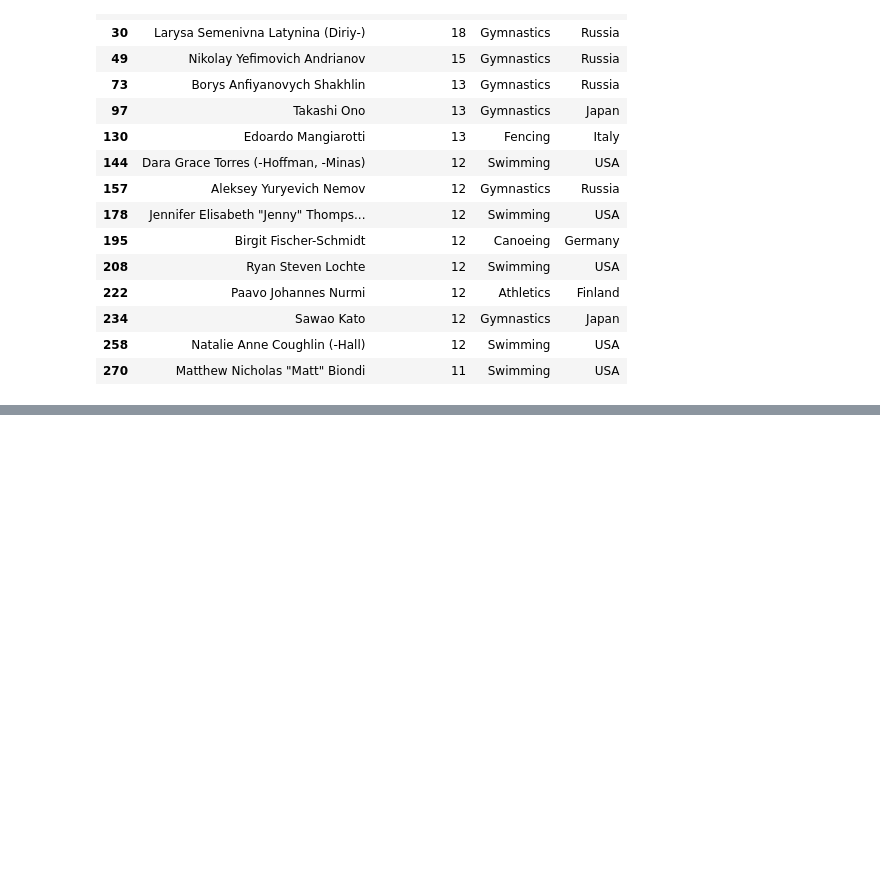
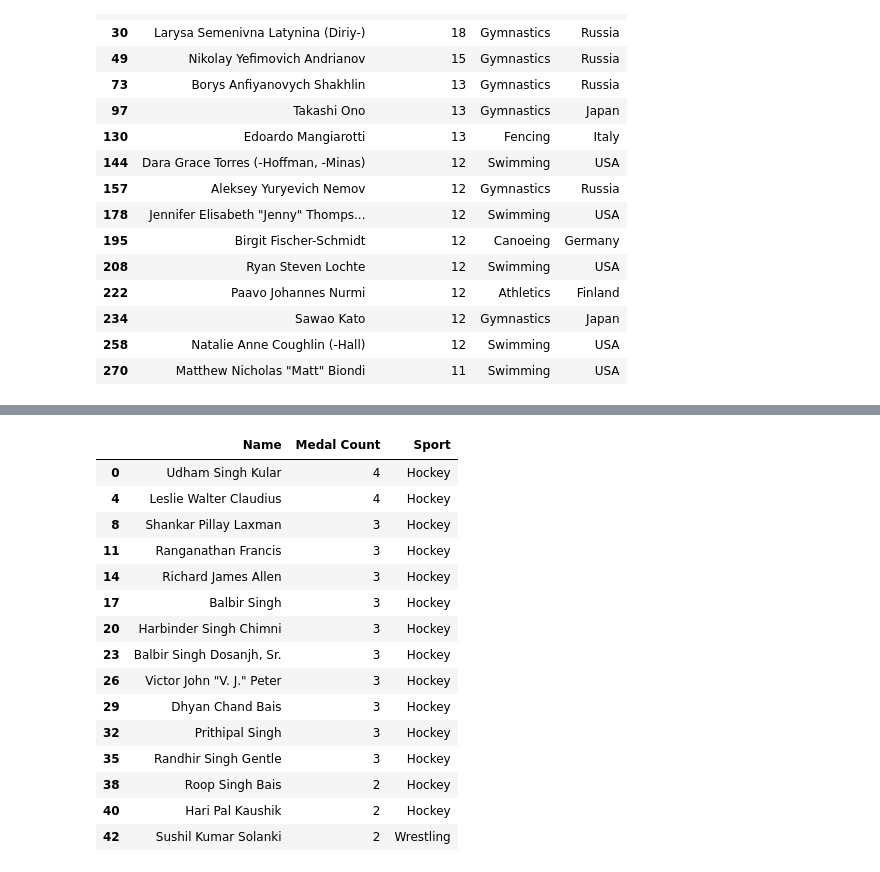
Before and after one commit to adityachodhry/Olympics-Data-Analysis, a Jupyter notebook: New.ipynb, the cells around one changed output, grey strips where cells are left out. Saved outputs shown, nothing was run; the diff lists cells and outputs as text; code cells hidden in the pictures; blank space fills up the shorter version.

```diff
--- a/New.ipynb
+++ b/New.ipynb
@@ -454,0 +472,32 @@ most_successful(df, 'Overall')
+# %%
+def most_successful(df, country):
+    temp_df = df.dropna(subset=['Medal'])
+    temp_df = temp_df[temp_df['region'] == country]
+
+    successful_athletes = temp_df['Name'].value_counts().reset_index().head(15)
+
+    # Rename the columns so that 'index' becomes 'Name'
+    successful_athletes.columns = ['Name', 'Medal Count']
+
+    # Merge with the original DataFrame to get additional information
+    x = successful_athletes.merge(df, on='Name', how='left')[['Name', 'Medal Count', 'Sport']].drop_duplicates(subset='Name')
+    return x
+# %%
+most_successful(df, 'India')
+# %% [output]
+|  | Name | Medal Count | Sport |
+| 0 | Udham Singh Kular | 4 | Hockey |
+| 4 | Leslie Walter Claudius | 4 | Hockey |
+| 8 | Shankar Pillay Laxman | 3 | Hockey |
+| 11 | Ranganathan Francis | 3 | Hockey |
+| 14 | Richard James Allen | 3 | Hockey |
+| 17 | Balbir Singh | 3 | Hockey |
+| 20 | Harbinder Singh Chimni | 3 | Hockey |
+| 23 | Balbir Singh Dosanjh, Sr. | 3 | Hockey |
+| 26 | Victor John "V. J." Peter | 3 | Hockey |
+| 29 | Dhyan Chand Bais | 3 | Hockey |
+| 32 | Prithipal Singh | 3 | Hockey |
+| 35 | Randhir Singh Gentle | 3 | Hockey |
+| 38 | Roop Singh Bais | 2 | Hockey |
+| 40 | Hari Pal Kaushik | 2 | Hockey |
+| 42 | Sushil Kumar Solanki | 2 | Wrestling |
```
Also changed, not shown: parts of 10 cells of this notebook, 2 other files.
